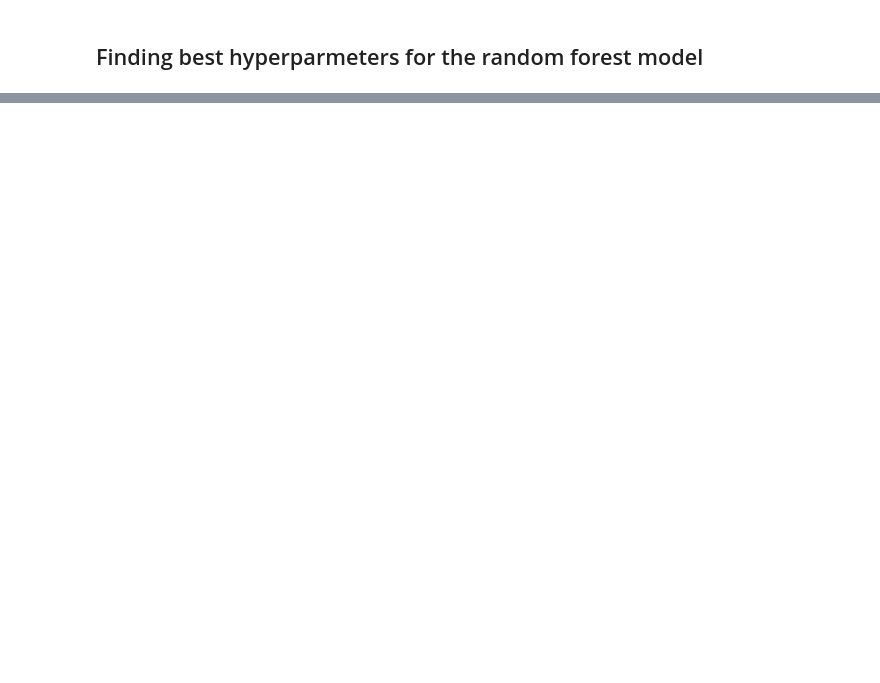
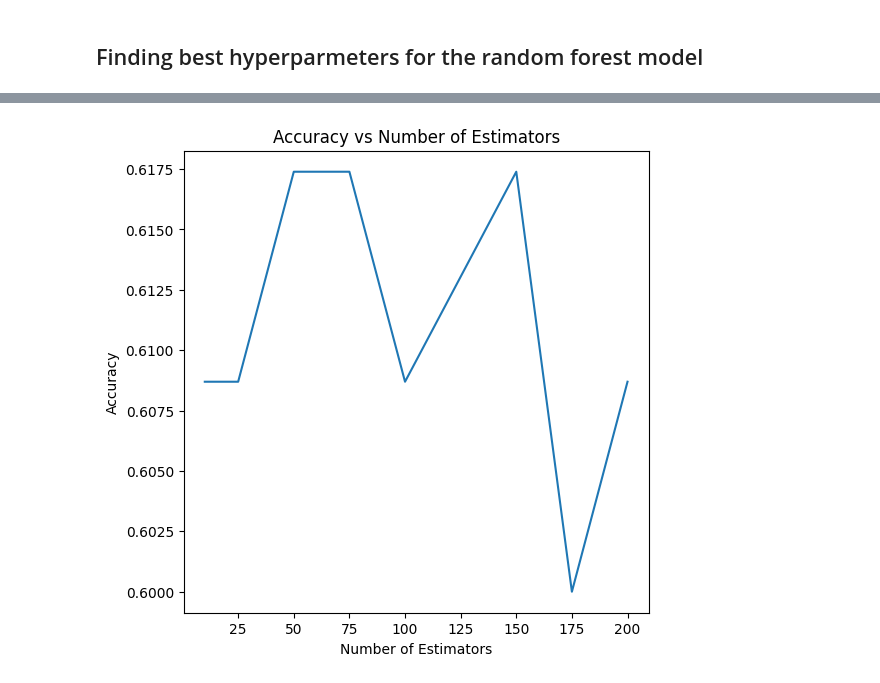
Before and after one commit to ArjunDosajh/SMAI-A4, a Jupyter notebook: code/4.ipynb, the cells around one changed output, grey strips where cells are left out. Saved outputs shown, nothing was run; the diff lists cells and outputs as text; code cells hidden in the pictures; blank space fills up the shorter version.

```diff
--- a/code/4.ipynb
+++ b/code/4.ipynb
@@ -119,13 +200,18 @@ max_depth_options = [5, 10, 20]
 
 best_accuracy = 0
 best_params = {}
+accuracy_random_forest_classifier = []
+training_times_random_forest = []
 
 for n_estimators in n_estimators_options:
     for max_depth in max_depth_options:
         model = RandomForest(n_estimators=n_estimators, max_depth=max_depth)
+        start_time = time.time()
         model.fit(Wine_X_train, Wine_y_train)
+        training_times_random_forest.append(time.time() - start_time)
         preds = model.predict(Wine_X_test)
         accuracy = accuracy_score(Wine_y_test, preds)
+        accuracy_random_forest_classifier.append(accuracy)
         print(f"Accuracy for n_estimators = {n_estimators} and max_depth = {max_depth} is {accuracy}")
 
         if accuracy > best_accuracy:
@@ -219,6 +239,0 @@ class AdaBoost:
-# %%
-adaboost = AdaBoost(M=10)  # 10 trees
-adaboost.fit(Wine_X_train, Wine_y_train)
-predictions = adaboost.predict(Wine_X_test)
-accuracy = accuracy_score(Wine_y_test, predictions)
-print("Accuracy:", accuracy)
@@ -226,0 +285,5 @@ Accuracy: 0.017391304347826087
+# %%
+adaboost_model = AdaBoostClassifier(num_estimators=100)
+adaboost_model.fit(Wine_X_train, Wine_y_train)
+y_pred = adaboost_model.predict(Wine_X_test)
+print(accuracy_score(Wine_y_test, y_pred))
@@ -226,0 +292,14 @@ Accuracy: 0.017391304347826087
+# %%
+num_estimators = [10, 25, 50, 75, 100, 150, 175, 200]
+accuracies_ada = []
+training_times_ada = []
+
+for i in range(len(num_estimators)):
+    ada = AdaBoostClassifier(num_estimators[i])
+    start = time.time()
+    ada.fit(Wine_X_train, Wine_y_train)
+    end = time.time()
+    y_pred = ada.predict(Wine_X_test)
+    accuracies_ada.append(accuracy_score(Wine_y_test, y_pred))
+    training_times_ada.append(end - start)
+    print(f"Estimators: {num_estimators[i]} | Accuracy: {accuracies_ada[i]} | Training time: | {training_time_ac[i]}")
@@ -226,0 +315,9 @@ Accuracy: 0.017391304347826087
+# %%
+plt.figure(figsize=(6, 6))
+plt.plot(num_estimators, accuracies_ada)
+plt.xlabel('Number of Estimators')
+plt.ylabel('Accuracy')
+plt.title('Accuracy vs Number of Estimators')
+plt.show()
+# %% [output]
+[figure, added]
```
Also changed, not shown: parts of 25 cells of this notebook, 1 other file.
